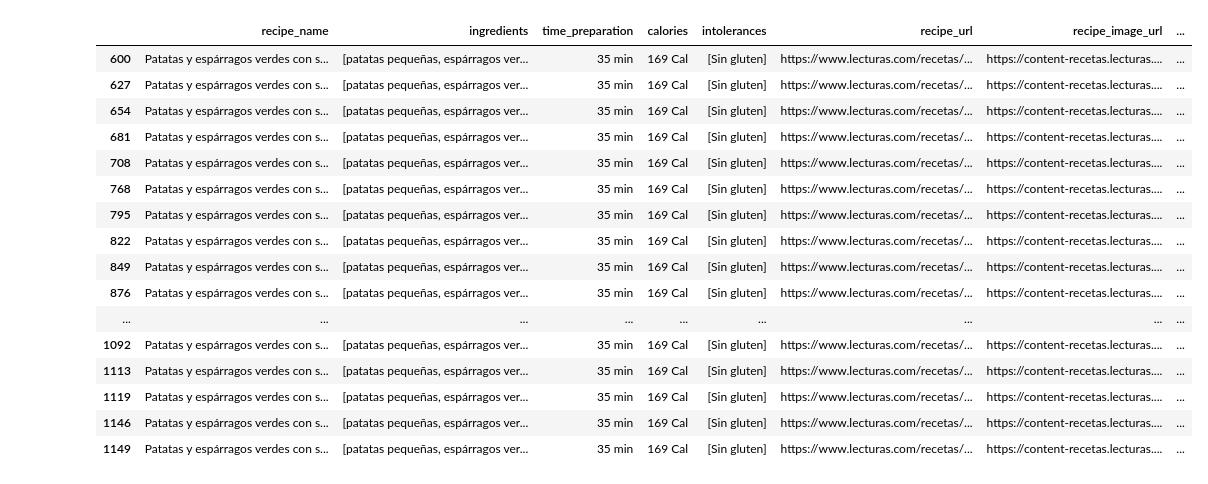
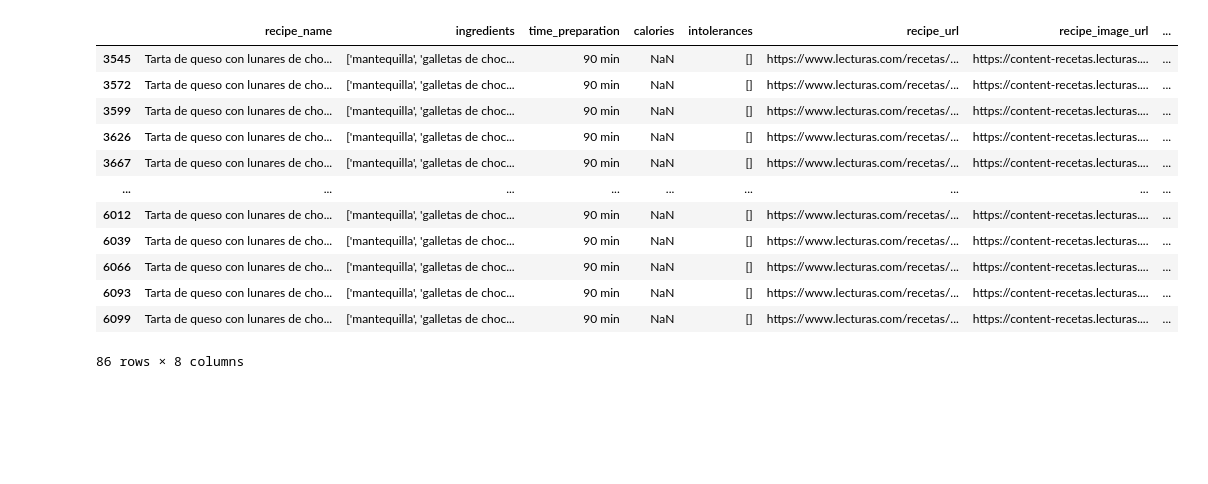
Before and after one commit to vkamg/Ironhack-Final-Project, a Jupyter notebook: notebooks/data_cleaning.ipynb, the cells around one changed output. Cells and saved outputs as stored; diff of their text form; code cells hidden in the pictures; blank space fills up the shorter version.

```diff
--- a/notebooks/data_cleaning.ipynb
+++ b/notebooks/data_cleaning.ipynb
@@ -15,0 +27,2 @@ recipe_df.head()
+# %%
+recipe_df["ingredients"] = recipe_df["ingredients"].str.lower()
@@ -15,0 +31,5 @@ recipe_df.head()
+# %%
+def normalize(string_column):
+    a,b = 'áéíóú','aeiou'
+    trans = str.maketrans(a,b)
+    return string_column.translate(trans)
@@ -15,0 +40,4 @@ recipe_df.head()
+# %%
+recipe_df["category"] = recipe_df.apply(lambda x: normalize(x["category"]), axis=1)
+# %%
+recipe_df["ingredients"] = recipe_df.apply(lambda x: normalize(x["ingredients"]), axis=1)
@@ -33,25 +77,21 @@ Name: recipe_url, Length: 1908, dtype: int64
 # %%
-url_filter = recipe_df["recipe_url"] == "https://www.lecturas.com/recetas/patatas-y-esparragos-verdes-salsa-yogur_331.html"
+url_filter = recipe_df["recipe_url"] == "https://www.lecturas.com/recetas/tarta-queso-lunares-chocolate_134.html"
 
 recipe_df[url_filter]
 # %% [output]
 |  | recipe_name | ingredients | time_preparation | calories | intolerances | recipe_url | recipe_image_url | ... |
-| 600 | Patatas y espárragos verdes con s... | [patatas pequeñas, espárragos ver... | 35 min | 169 Cal | [Sin gluten] | https://www.lecturas.com/recetas/... | https://content-recetas.lecturas.... | ... |
-| 627 | Patatas y espárragos verdes con s... | [patatas pequeñas, espárragos ver... | 35 min | 169 Cal | [Sin gluten] | https://www.lecturas.com/recetas/... | https://content-recetas.lecturas.... | ... |
-| 654 | Patatas y espárragos verdes con s... | [patatas pequeñas, espárragos ver... | 35 min | 169 Cal | [Sin gluten] | https://www.lecturas.com/recetas/... | https://content-recetas.lecturas.... | ... |
-| 681 | Patatas y espárragos verdes con s... | [patatas pequeñas, espárragos ver... | 35 min | 169 Cal | [Sin gluten] | https://www.lecturas.com/recetas/... | https://content-recetas.lecturas.... | ... |
-| 708 | Patatas y espárragos verdes con s... | [patatas pequeñas, espárragos ver... | 35 min | 169 Cal | [Sin gluten] | https://www.lecturas.com/recetas/... | https://content-recetas.lecturas.... | ... |
-| 768 | Patatas y espárragos verdes con s... | [patatas pequeñas, espárragos ver... | 35 min | 169 Cal | [Sin gluten] | https://www.lecturas.com/recetas/... | https://content-recetas.lecturas.... | ... |
-| 795 | Patatas y espárragos verdes con s... | [patatas pequeñas, espárragos ver... | 35 min | 169 Cal | [Sin gluten] | https://www.lecturas.com/recetas/... | https://content-recetas.lecturas.... | ... |
-| 822 | Patatas y espárragos verdes con s... | [patatas pequeñas, espárragos ver... | 35 min | 169 Cal | [Sin gluten] | https://www.lecturas.com/recetas/... | https://content-recetas.lecturas.... | ... |
-| 849 | Patatas y espárragos verdes con s... | [patatas pequeñas, espárragos ver... | 35 min | 169 Cal | [Sin gluten] | https://www.lecturas.com/recetas/... | https://content-recetas.lecturas.... | ... |
-| 876 | Patatas y espárragos verdes con s... | [patatas pequeñas, espárragos ver... | 35 min | 169 Cal | [Sin gluten] | https://www.lecturas.com/recetas/... | https://content-recetas.lecturas.... | ... |
+| 3545 | Tarta de queso con lunares de cho... | ['mantequilla', 'galletas de choc... | 90 min | NaN | [] | https://www.lecturas.com/recetas/... | https://content-recetas.lecturas.... | ... |
+| 3572 | Tarta de queso con lunares de cho... | ['mantequilla', 'galletas de choc... | 90 min | NaN | [] | https://www.lecturas.com/recetas/... | https://content-recetas.lecturas.... | ... |
+| 3599 | Tarta de queso con lunares de cho... | ['mantequilla', 'galletas de choc... | 90 min | NaN | [] | https://www.lecturas.com/recetas/... | https://content-recetas.lecturas.... | ... |
+| 3626 | Tarta de queso con lunares de cho... | ['mantequilla', 'galletas de choc... | 90 min | NaN | [] | https://www.lecturas.com/recetas/... | https://content-recetas.lecturas.... | ... |
+| 3667 | Tarta de queso con lunares de cho... | ['mantequilla', 'galletas de choc... | 90 min | NaN | [] | https://www.lecturas.com/recetas/... | https://content-recetas.lecturas.... | ... |
 | ... | ... | ... | ... | ... | ... | ... | ... | ... |
-| 1092 | Patatas y espárragos verdes con s... | [patatas pequeñas, espárragos ver... | 35 min | 169 Cal | [Sin gluten] | https://www.lecturas.com/recetas/... | https://content-recetas.lecturas.... | ... |
-| 1113 | Patatas y espárragos verdes con s... | [patatas pequeñas, espárragos ver... | 35 min | 169 Cal | [Sin gluten] | https://www.lecturas.com/recetas/... | https://content-recetas.lecturas.... | ... |
-| 1119 | Patatas y espárragos verdes con s... | [patatas pequeñas, espárragos ver... | 35 min | 169 Cal | [Sin gluten] | https://www.lecturas.com/recetas/... | https://content-recetas.lecturas.... | ... |
-| 1146 | Patatas y espárragos verdes con s... | [patatas pequeñas, espárragos ver... | 35 min | 169 Cal | [Sin gluten] | https://www.lecturas.com/recetas/... | https://content-recetas.lecturas.... | ... |
-| 1149 | Patatas y espárragos verdes con s... | [patatas pequeñas, espárragos ver... | 35 min | 169 Cal | [Sin gluten] | https://www.lecturas.com/recetas/... | https://content-recetas.lecturas.... | ... |
+| 6012 | Tarta de queso con lunares de cho... | ['mantequilla', 'galletas de choc... | 90 min | NaN | [] | https://www.lecturas.com/recetas/... | https://content-recetas.lecturas.... | ... |
+| 6039 | Tarta de queso con lunares de cho... | ['mantequilla', 'galletas de choc... | 90 min | NaN | [] | https://www.lecturas.com/recetas/... | https://content-recetas.lecturas.... | ... |
+| 6066 | Tarta de queso con lunares de cho... | ['mantequilla', 'galletas de choc... | 90 min | NaN | [] | https://www.lecturas.com/recetas/... | https://content-recetas.lecturas.... | ... |
+| 6093 | Tarta de queso con lunares de cho... | ['mantequilla', 'galletas de choc... | 90 min | NaN | [] | https://www.lecturas.com/recetas/... | https://content-recetas.lecturas.... | ... |
+| 6099 | Tarta de queso con lunares de cho... | ['mantequilla', 'galletas de choc... | 90 min | NaN | [] | https://www.lecturas.com/recetas/... | https://content-recetas.lecturas.... | ... |
+86 rows × 8 columns
 # %%
 recipe_df.drop_duplicates(subset =["recipe_url", "category"],
                      keep = "first", inplace = True)
```
Also changed, not shown: parts of 24 cells of this notebook, 4 other files.
